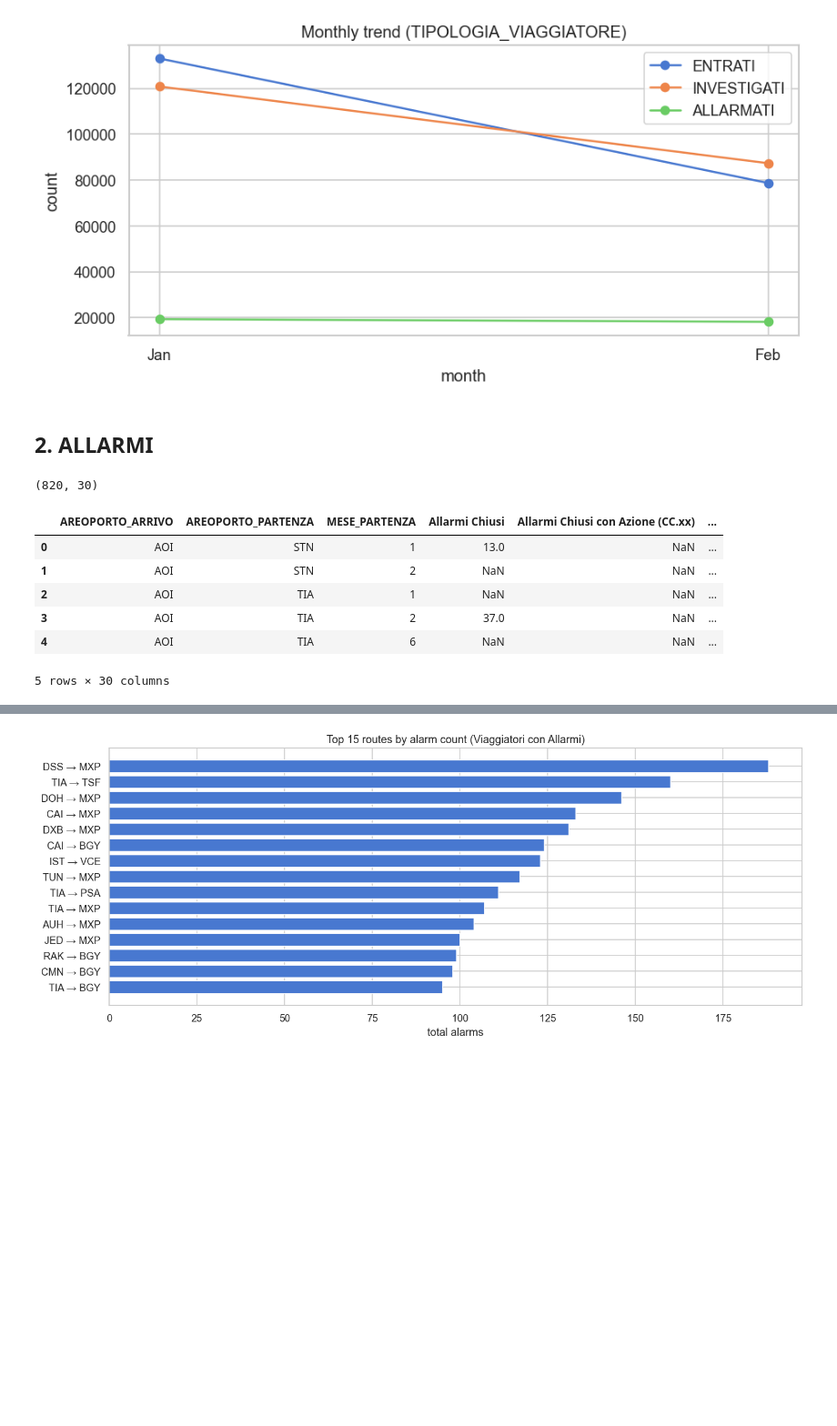
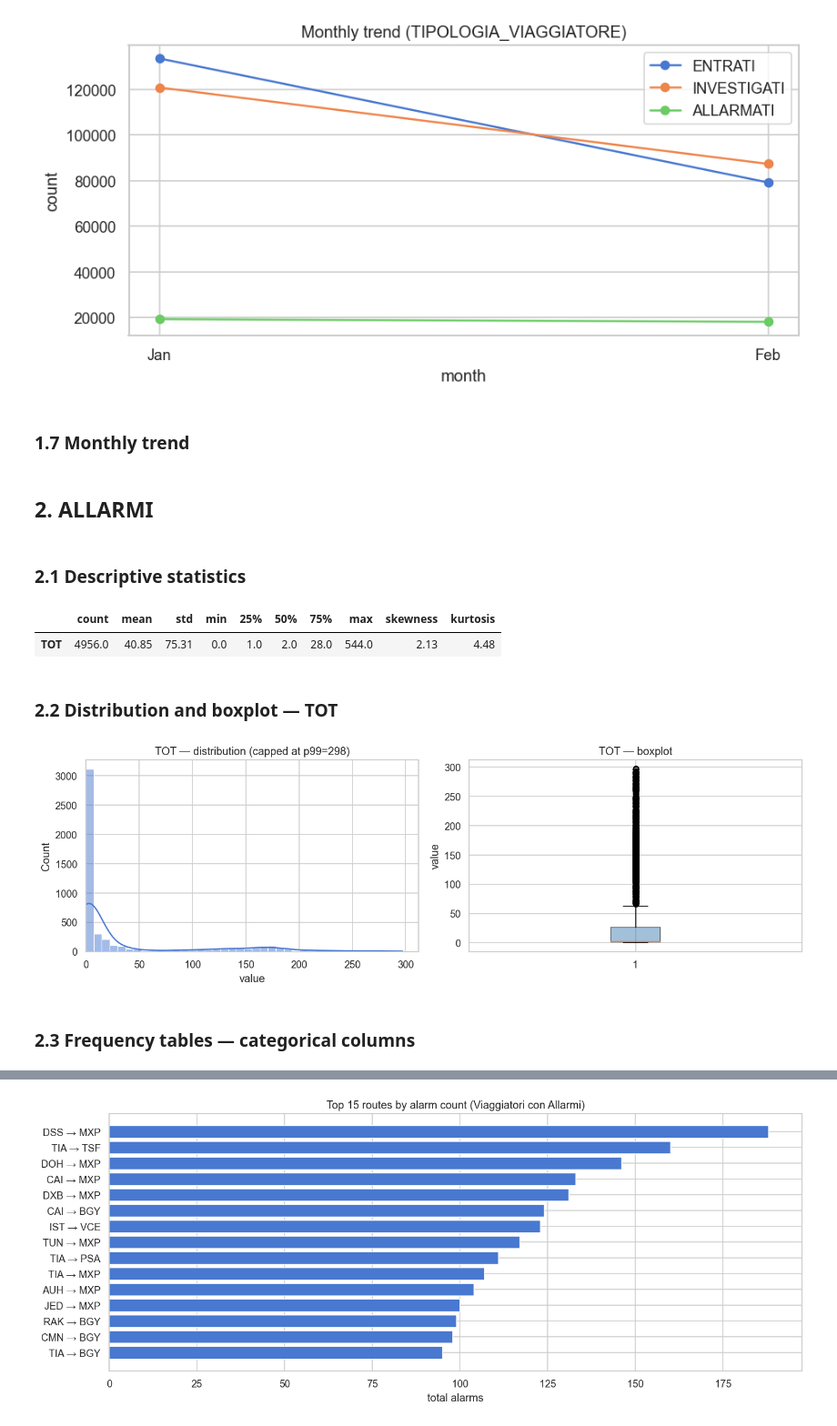
Before and after one commit to FilippoNannucci/classical-vs-multiagent, a Jupyter notebook: 02_EDA.ipynb, the cells around one changed output, grey strips where cells are left out. Shown at 91% size. Drawn from its saved outputs; the diff is of its cells as text; code cells hidden in the pictures; blank space fills up the shorter version.

```diff
--- a/02_EDA.ipynb
+++ b/02_EDA.ipynb
@@ -160,26 +203,42 @@ plt.tight_layout()
 plt.show()
 # %% [output]
 [figure]
+# %% [markdown]
+### 1.7 Monthly trend
 # %% [markdown]
 ## 2. ALLARMI
-# %%
-# pivot OCCORRENZE so each type becomes its own column
-allarmi_pivot = a.pivot_table(
-    index=['AREOPORTO_ARRIVO', 'AREOPORTO_PARTENZA', 'MESE_PARTENZA'],
-    columns='OCCORRENZE',
-    values='TOT',
-    aggfunc='sum'
-).reset_index()
-
-allarmi_pivot.columns.name = None
-print(allarmi_pivot.shape)
-allarmi_pivot.head()
-# %% [output]
-(820, 30)
-|  | AREOPORTO_ARRIVO | AREOPORTO_PARTENZA | MESE_PARTENZA | Allarmi Chiusi | Allarmi Chiusi con Azione (CC.xx) | ... |
-| 0 | AOI | STN | 1 | 13.0 | NaN | ... |
-| 1 | AOI | STN | 2 | NaN | NaN | ... |
-| 2 | AOI | TIA | 1 | NaN | NaN | ... |
-| 3 | AOI | TIA | 2 | 37.0 | NaN | ... |
-| 4 | AOI | TIA | 6 | NaN | NaN | ... |
-5 rows × 30 columns
+# %% [markdown]
+### 2.1 Descriptive statistics
+# %%
+desc_a = a[['TOT']].describe().T
+desc_a['skewness'] = a[['TOT']].skew()
+desc_a['kurtosis'] = a[['TOT']].kurt()
+desc_a.round(2)
+# %% [output]
+|  | count | mean | std | min | 25% | 50% | 75% | max | skewness | kurtosis |
+| TOT | 4956.0 | 40.85 | 75.31 | 0.0 | 1.0 | 2.0 | 28.0 | 544.0 | 2.13 | 4.48 |
+# %% [markdown]
+### 2.2 Distribution and boxplot — TOT
+# %%
+tot = a['TOT'].dropna()
+cap_tot = tot.quantile(0.99)
+tot_capped = tot[tot <= cap_tot]
+
+fig, axes = plt.subplots(1, 2, figsize=(12, 4))
+
+sns.histplot(tot_capped, bins=40, kde=True, ax=axes[0])
+axes[0].set_title(f'TOT — distribution (capped at p99={cap_tot:.0f})')
+axes[0].set_xlabel('value')
+axes[0].set_xlim(left=0)
+
+axes[1].boxplot(tot_capped, vert=True, patch_artist=True,
+                boxprops=dict(facecolor='steelblue', alpha=0.5))
+axes[1].set_title('TOT — boxplot')
+axes[1].set_ylabel('value')
+
+plt.tight_layout()
+plt.show()
+# %% [output]
+[figure, added]
+# %% [markdown]
+### 2.3 Frequency tables — categorical columns
```
Also changed, not shown: parts of 19 cells of this notebook, 1 other file.
